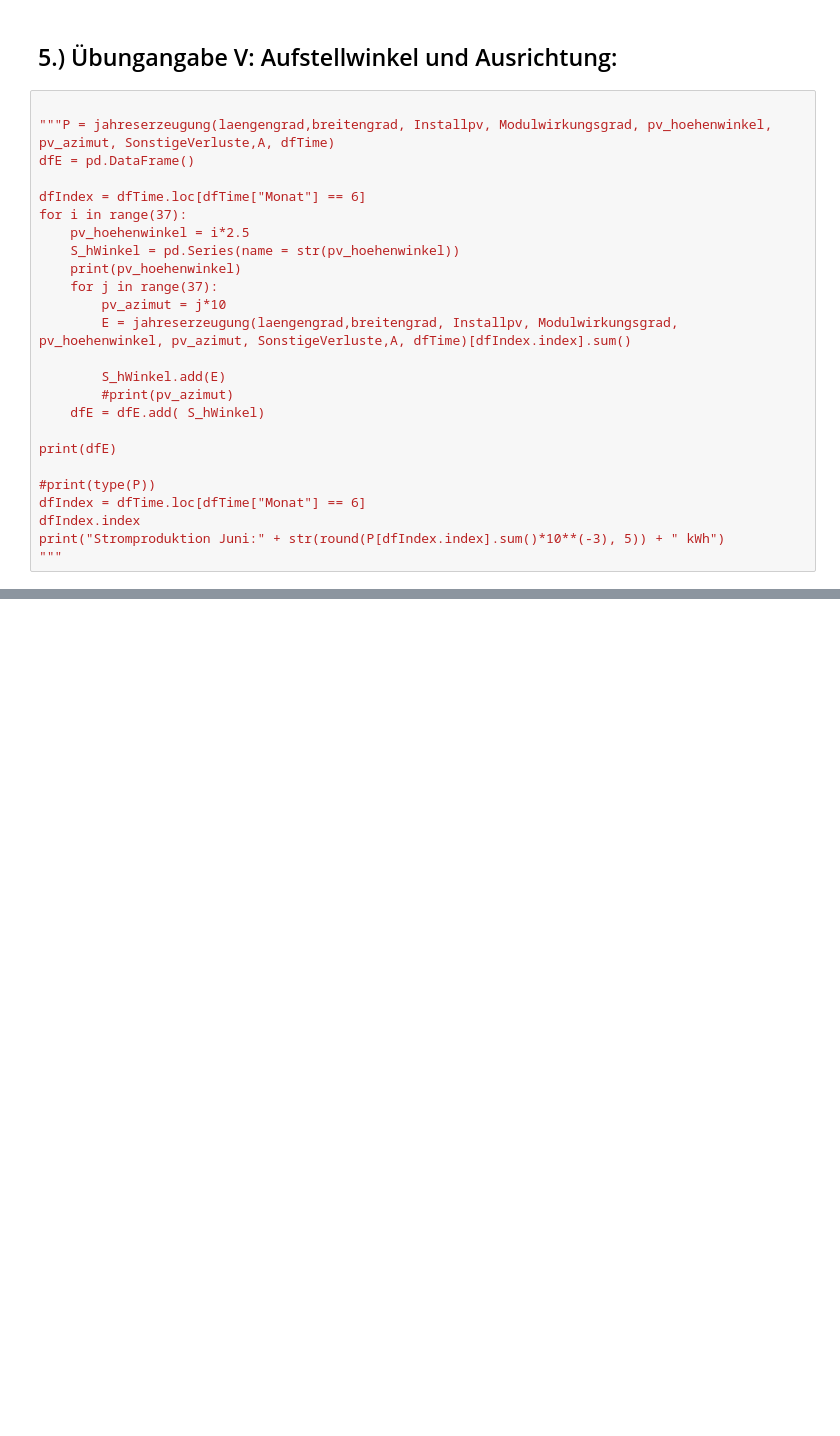
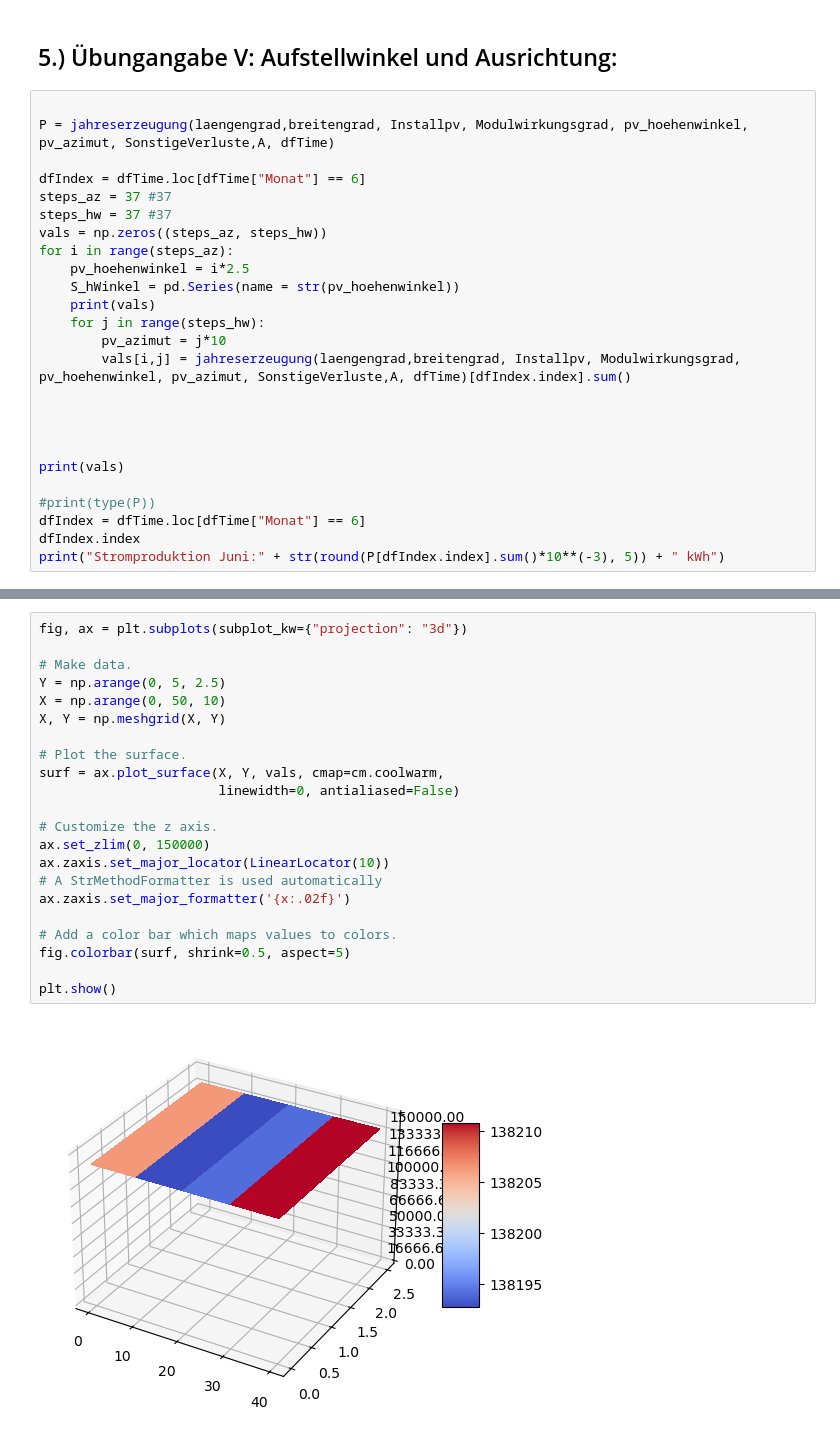
Before and after one commit to AhmedAkhi/1.UE_FV, a Jupyter notebook: UE1_Gruppe2.ipynb, the cells around one changed output, grey strips where cells are left out. Saved outputs shown, nothing was run; the diff lists cells and outputs as text; blank space fills up the shorter version.

Commit message:
3D Diagramm implementiert

```diff
--- a/UE1_Gruppe2.ipynb
+++ b/UE1_Gruppe2.ipynb
@@ -451,27 +455,27 @@ plt.show()
 ## 5.) Übungangabe V: Aufstellwinkel und Ausrichtung:
 # %%
 
-"""P = jahreserzeugung(laengengrad,breitengrad, Installpv, Modulwirkungsgrad, pv_hoehenwinkel, pv_azimut, SonstigeVerluste,A, dfTime)
-dfE = pd.DataFrame()
+P = jahreserzeugung(laengengrad,breitengrad, Installpv, Modulwirkungsgrad, pv_hoehenwinkel, pv_azimut, SonstigeVerluste,A, dfTime)
 
 dfIndex = dfTime.loc[dfTime["Monat"] == 6]
-for i in range(37):
+steps_az = 37 #37
+steps_hw = 37 #37
+vals = np.zeros((steps_az, steps_hw))
+for i in range(steps_az):
     pv_hoehenwinkel = i*2.5
     S_hWinkel = pd.Series(name = str(pv_hoehenwinkel))
-    print(pv_hoehenwinkel)
-    for j in range(37):
+    print(vals)
+    for j in range(steps_hw):
         pv_azimut = j*10
-        E = jahreserzeugung(laengengrad,breitengrad, Installpv, Modulwirkungsgrad, pv_hoehenwinkel, pv_azimut, SonstigeVerluste,A, dfTime)[dfIndex.index].sum()
+        vals[i,j] = jahreserzeugung(laengengrad,breitengrad, Installpv, Modulwirkungsgrad, pv_hoehenwinkel, pv_azimut, SonstigeVerluste,A, dfTime)[dfIndex.index].sum()
 
-        S_hWinkel.add(E)
-        #print(pv_azimut)
-    dfE = dfE.add( S_hWinkel)
 
-print(dfE)
+
+
+print(vals)
 
 #print(type(P))
 dfIndex = dfTime.loc[dfTime["Monat"] == 6]
 dfIndex.index
 print("Stromproduktion Juni:" + str(round(P[dfIndex.index].sum()*10**(-3), 5)) + " kWh")
-"""
 # %% [output]
@@ -478,0 +499,24 @@ print("Stromproduktion Juni:" + str(round(P[dfIndex.index].sum()*10**(-3), 5)) +
+# %%
+fig, ax = plt.subplots(subplot_kw={"projection": "3d"})
+
+# Make data.
+Y = np.arange(0, 5, 2.5)
+X = np.arange(0, 50, 10)
+X, Y = np.meshgrid(X, Y)
+
+# Plot the surface.
+surf = ax.plot_surface(X, Y, vals, cmap=cm.coolwarm,
+                       linewidth=0, antialiased=False)
+
+# Customize the z axis.
+ax.set_zlim(0, 150000)
+ax.zaxis.set_major_locator(LinearLocator(10))
+# A StrMethodFormatter is used automatically
+ax.zaxis.set_major_formatter('{x:.02f}')
+
+# Add a color bar which maps values to colors.
+fig.colorbar(surf, shrink=0.5, aspect=5)
+
+plt.show()
+# %% [output]
+[figure, added]
```
Also changed, not shown: parts of 2 cells of this notebook.
